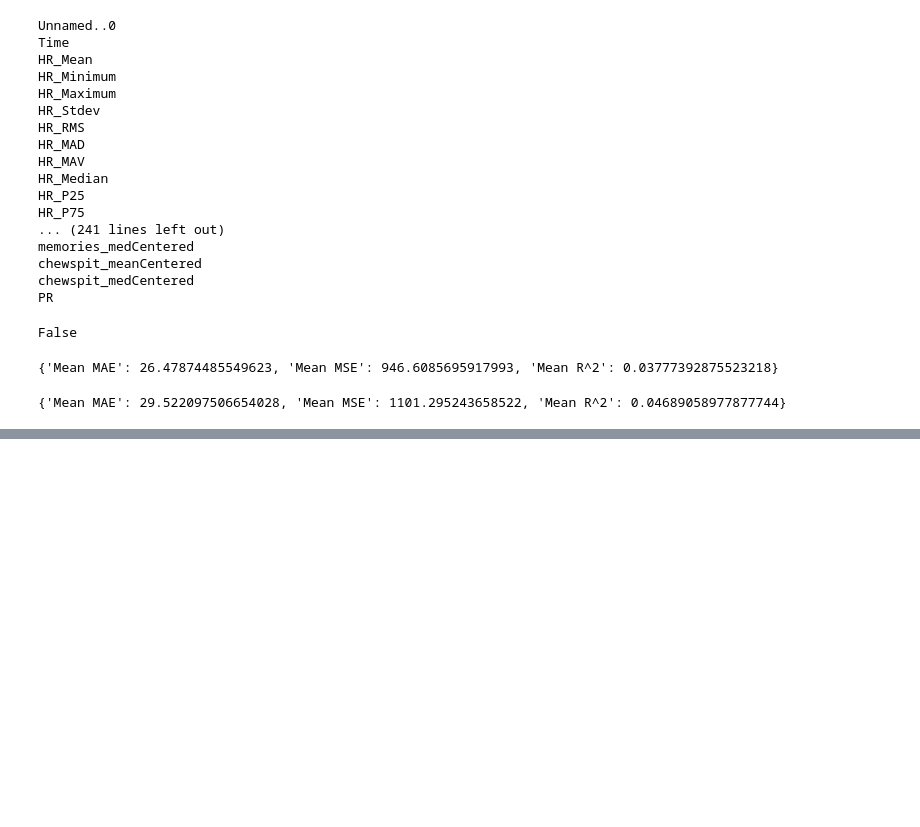
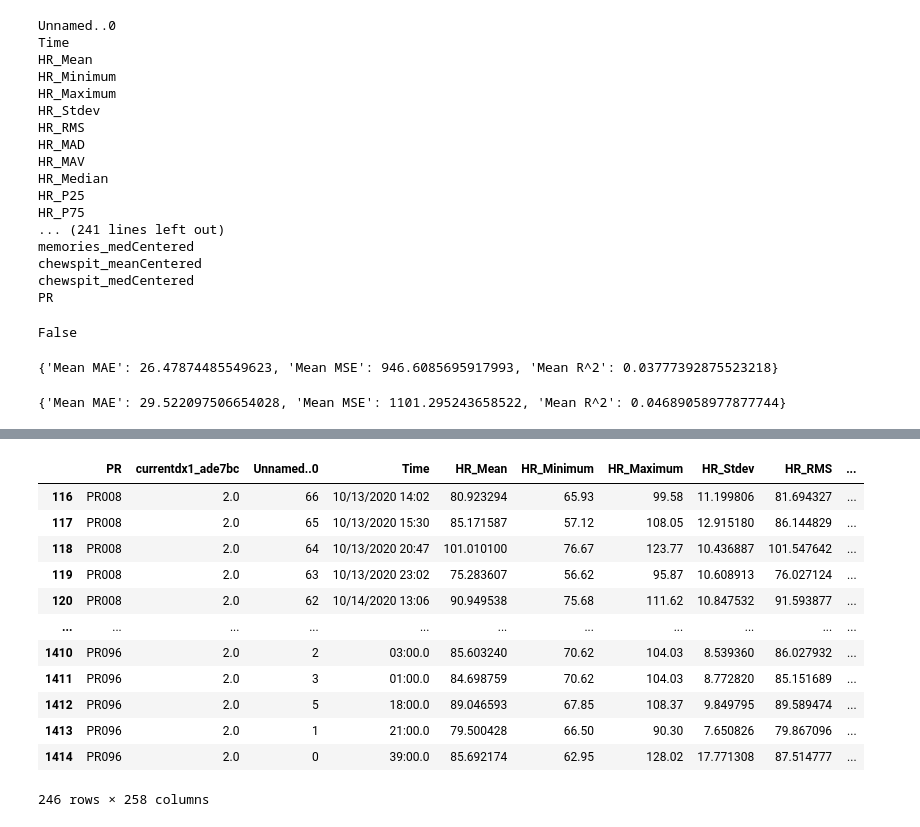
Before and after one commit to LSandovalAraujo/jpcs_special_issue, a Jupyter notebook: Elastic Net.ipynb, the cells around one changed output, grey strips where cells are left out. Saved outputs shown, nothing was run; the diff lists cells and outputs as text; code cells hidden in the pictures; blank space fills up the shorter version.

Commit message:
2.25.2024 Machine learning by diagnosis
Added analyses looking at AN and BN specifically

```diff
--- a/Elastic Net.ipynb
+++ b/Elastic Net.ipynb
@@ -125,0 +142,30 @@ print(restcv_result) #we're on average ~29.5 points off of predicting restrictio
+# %%
+#we're gonna try with diagnoses now
+
+diag = pd.read_csv('ScreeningsR15-EDDiagnosticsSummary_DATA_2024-02-25_1408.csv') #dataframe containing diagnoses by ID
+diag["PR"] = diag['record_id_73f3b8'] #making a column to match IDs
+diag = diag.filter(['PR', 'currentdx1_ade7bc']) #i want to only merge the current general diagnoses and keep the ID variable
+diagRaw = diag.merge(raw, how = 'inner', on = 'PR') #we made it
+
+diagRaw.head()
+# %%
+#coding values: 1 = AN, 2 = BN, 3 = BED, 4 = OSFED... there should  be no BED cases.
+#we will look at AN and BN specifically for now
+
+bnmask = diagRaw['currentdx1_ade7bc'].values == 2
+bn = diagRaw.loc[bnmask]
+bn
+# %% [output]
+|  | PR | currentdx1_ade7bc | Unnamed..0 | Time | HR_Mean | HR_Minimum | HR_Maximum | HR_Stdev | HR_RMS | ... |
+| 116 | PR008 | 2.0 | 66 | 10/13/2020 14:02 | 80.923294 | 65.93 | 99.58 | 11.199806 | 81.694327 | ... |
+| 117 | PR008 | 2.0 | 65 | 10/13/2020 15:30 | 85.171587 | 57.12 | 108.05 | 12.915180 | 86.144829 | ... |
+| 118 | PR008 | 2.0 | 64 | 10/13/2020 20:47 | 101.010100 | 76.67 | 123.77 | 10.436887 | 101.547642 | ... |
+| 119 | PR008 | 2.0 | 63 | 10/13/2020 23:02 | 75.283607 | 56.62 | 95.87 | 10.608913 | 76.027124 | ... |
+| 120 | PR008 | 2.0 | 62 | 10/14/2020 13:06 | 90.949538 | 75.68 | 111.62 | 10.847532 | 91.593877 | ... |
+| ... | ... | ... | ... | ... | ... | ... | ... | ... | ... | ... |
+| 1410 | PR096 | 2.0 | 2 | 03:00.0 | 85.603240 | 70.62 | 104.03 | 8.539360 | 86.027932 | ... |
+| 1411 | PR096 | 2.0 | 3 | 01:00.0 | 84.698759 | 70.62 | 104.03 | 8.772820 | 85.151689 | ... |
+| 1412 | PR096 | 2.0 | 5 | 18:00.0 | 89.046593 | 67.85 | 108.37 | 9.849795 | 89.589474 | ... |
+| 1413 | PR096 | 2.0 | 1 | 21:00.0 | 79.500428 | 66.50 | 90.30 | 7.650826 | 79.867096 | ... |
+| 1414 | PR096 | 2.0 | 0 | 39:00.0 | 85.692174 | 62.95 | 128.02 | 17.771308 | 87.514777 | ... |
+246 rows × 258 columns
```
Also changed, not shown: parts of 17 cells of this notebook.
